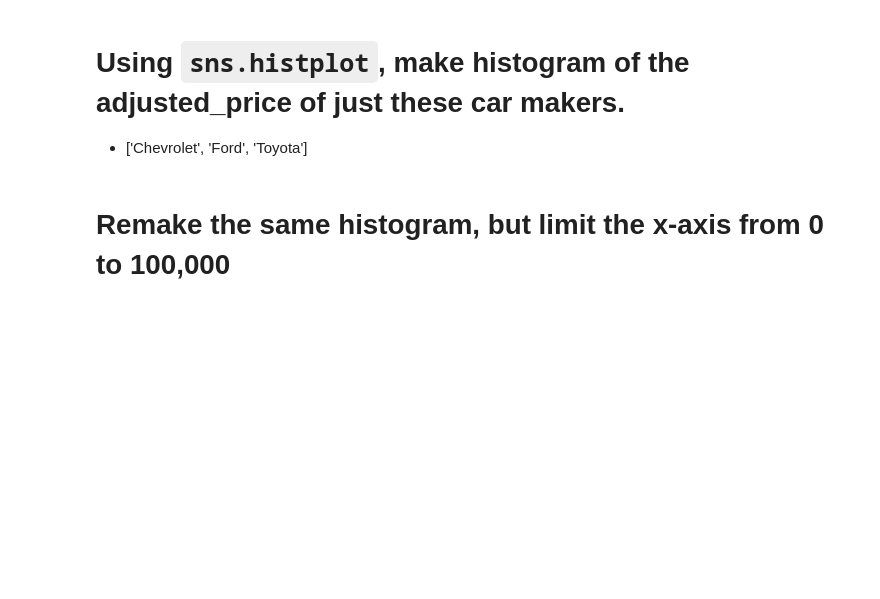
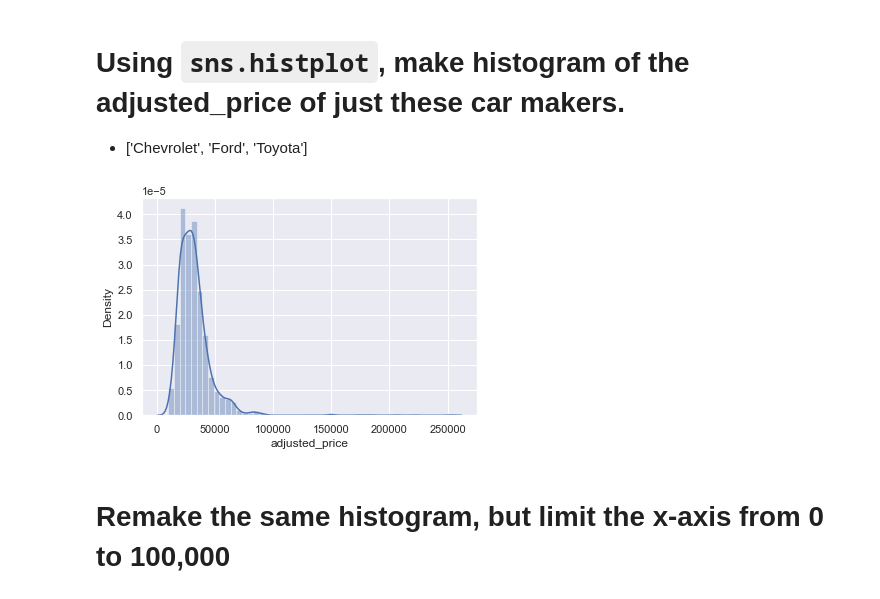
Before and after one commit to OmarMiah/2020-fall-data-science, a Jupyter notebook: Week2-EDA/Exercise-EDA.ipynb, the cells around one changed output. Saved outputs shown, nothing was run; the diff lists cells and outputs as text; code cells hidden in the pictures; blank space fills up the shorter version.

```diff
--- a/Week2-EDA/Exercise-EDA.ipynb
+++ b/Week2-EDA/Exercise-EDA.ipynb
@@ -192,6 +205,12 @@ df['adjusted_price'] = df[]
 * ['Chevrolet', 'Ford', 'Toyota']
 # %%
 # Using `sns.histplot`, make histogram of the adjusted_price of just these car makers.
+
+makealist=['Chevrolet', 'Ford', 'Toyota']
+clist = df['Make'].isin(makealist)
+result = sns.distplot(df[clist]['adjusted_price'])
+# %% [output]
+[figure, added]
 # %% [markdown]
 # Remake the same histogram, but limit the x-axis from 0 to 100,000
 # %%
```
Also changed, not shown: parts of 21 cells of this notebook.
